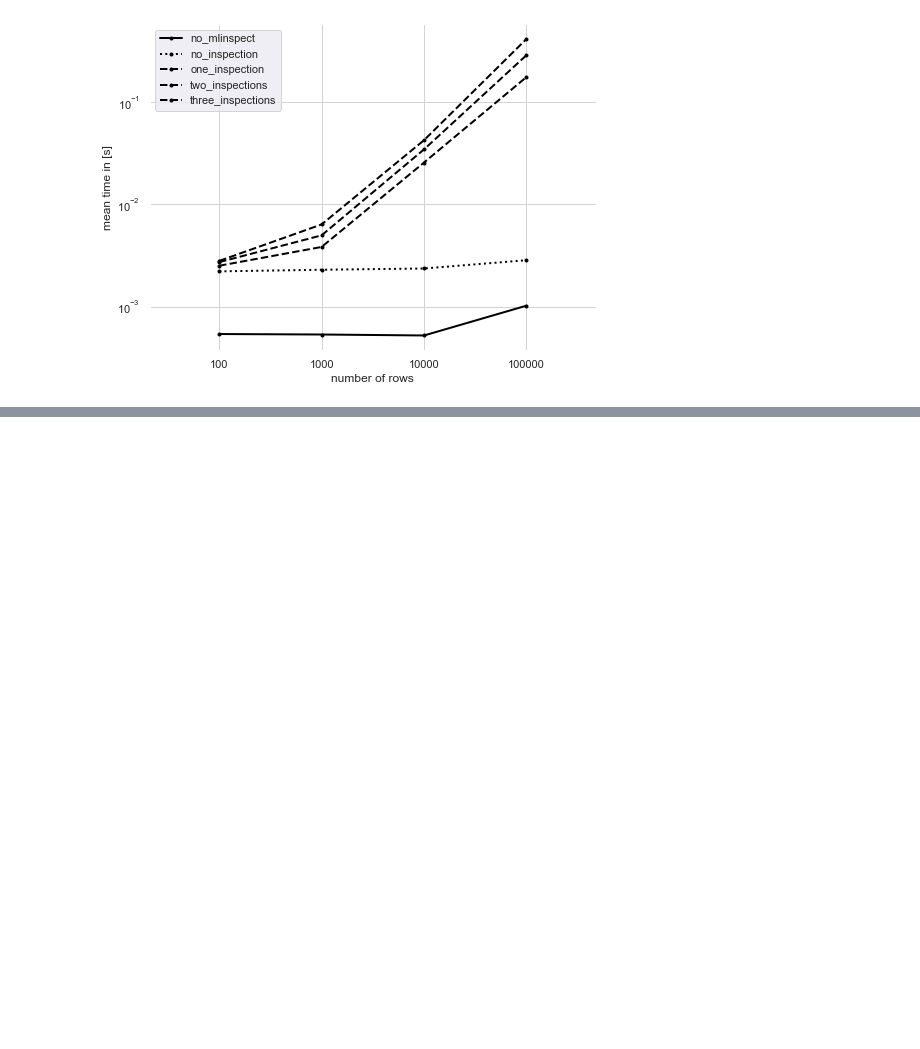
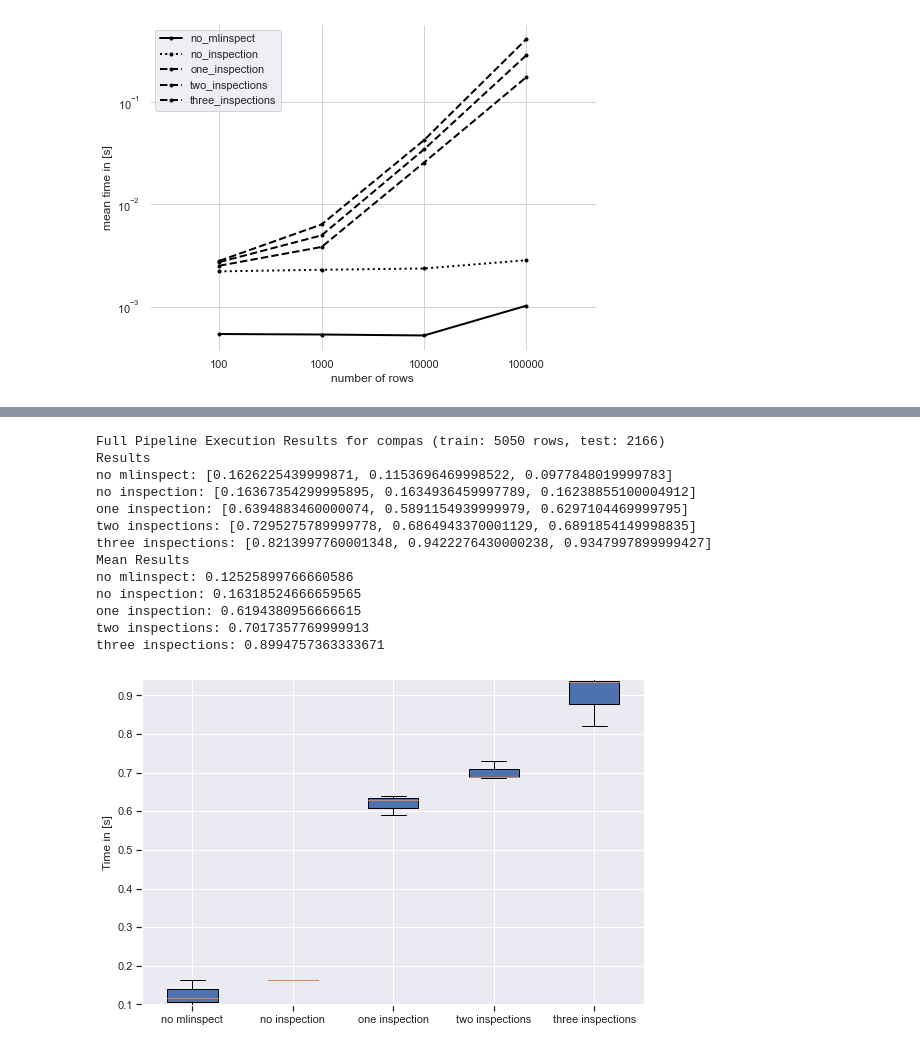
Before and after one commit to stefan-grafberger/mlinspect, a Jupyter notebook: experiments/operator_benchmarks.ipynb, the cells around one changed output, grey strips where cells are left out. Saved outputs shown, nothing was run; the diff lists cells and outputs as text; code cells hidden in the pictures; blank space fills up the shorter version.

```diff
--- a/experiments/operator_benchmarks.ipynb
+++ b/experiments/operator_benchmarks.ipynb
@@ -468,0 +402,17 @@ parseAndBoxPlot(healthcare_benchmark_results, "healthcare")
+# %%
+benchmark_full_pipeline_and_plot_result(PipelineBenchmarkType.COMPAS, repeats)
+# %% [output]
+Full Pipeline Execution Results for compas (train: 5050 rows, test: 2166)
+Results
+no mlinspect: [0.1626225439999871, 0.1153696469998522, 0.0977848019999783]
+no inspection: [0.16367354299995895, 0.1634936459997789, 0.16238855100004912]
+one inspection: [0.6394883460000074, 0.5891154939999979, 0.6297104469999795]
+two inspections: [0.7295275789999778, 0.6864943370001129, 0.6891854149998835]
+three inspections: [0.8213997760001348, 0.9422276430000238, 0.9347997899999427]
+Mean Results
+no mlinspect: 0.12525899766660586
+no inspection: 0.16318524666659565
+one inspection: 0.6194380956666615
+two inspections: 0.7017357769999913
+three inspections: 0.8994757363333671
+[figure, added]
```
Also changed, not shown: parts of 39 cells of this notebook.
